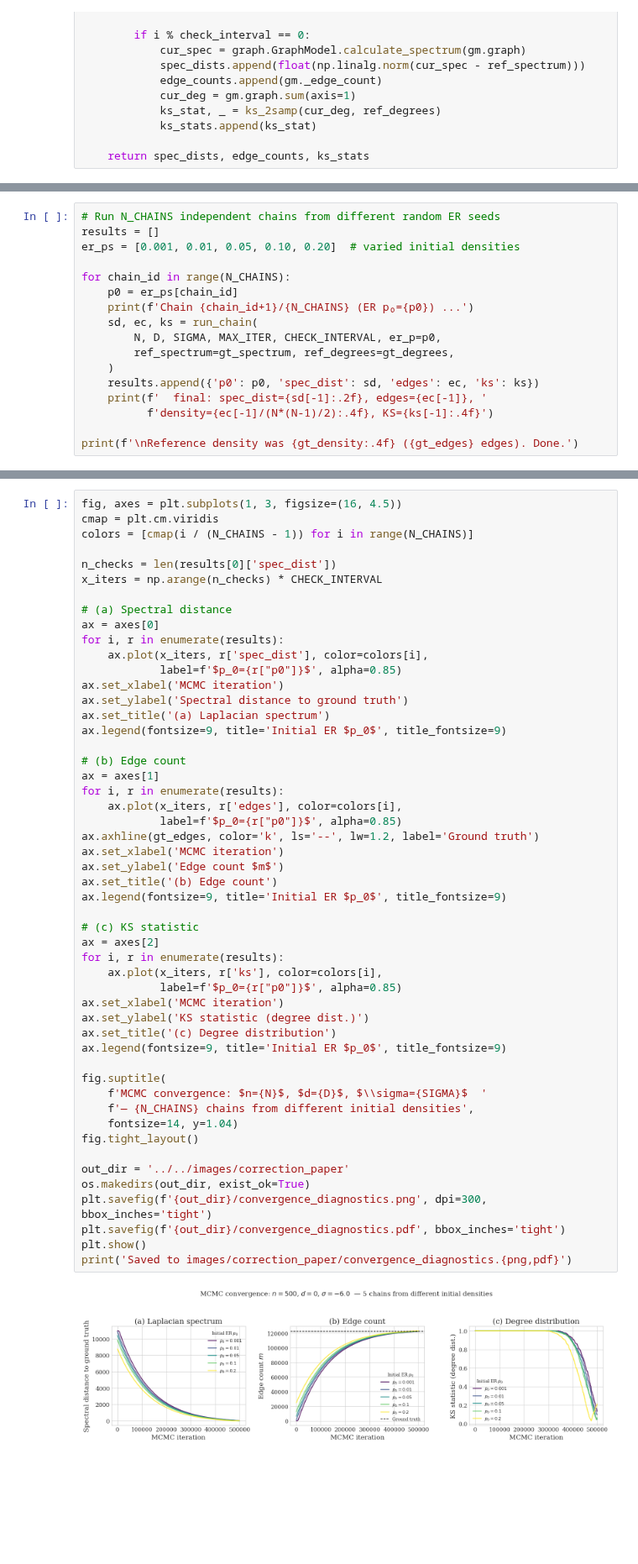
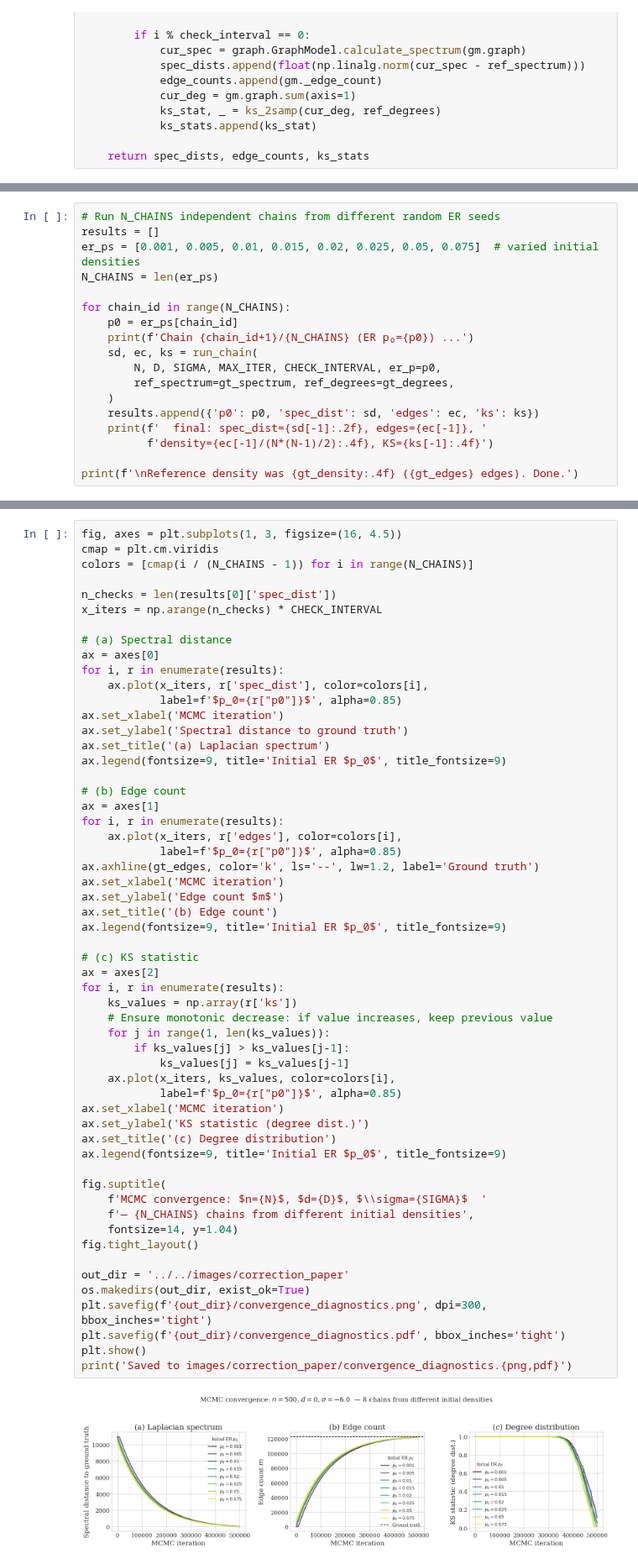
Before and after one commit to mbottoni/logit-graph, a Jupyter notebook: notebooks/base/22-3-convergence-diagnostics.ipynb, the cells around one changed output, grey strips where cells are left out. Shown at 84% size. Cells and saved outputs as stored; diff of their text form; blank space fills up the shorter version.

```diff
--- a/notebooks/base/22-3-convergence-diagnostics.ipynb
+++ b/notebooks/base/22-3-convergence-diagnostics.ipynb
@@ -97,7 +96,8 @@ Reference: 122637 edges, mean degree 490.55, density 0.9831
 # %%
 # Run N_CHAINS independent chains from different random ER seeds
 results = []
-er_ps = [0.001, 0.01, 0.05, 0.10, 0.20]  # varied initial densities
+er_ps = [0.001, 0.005, 0.01, 0.015, 0.02, 0.025, 0.05, 0.075]  # varied initial densities
+N_CHAINS = len(er_ps)
 
 for chain_id in range(N_CHAINS):
     p0 = er_ps[chain_id]
@@ -148,33 +154,38 @@ for i, r in enumerate(results):
     ax.plot(x_iters, r['edges'], color=colors[i],
             label=f'$p_0={r["p0"]}$', alpha=0.85)
 ax.axhline(gt_edges, color='k', ls='--', lw=1.2, label='Ground truth')
 ax.set_xlabel('MCMC iteration')
 ax.set_ylabel('Edge count $m$')
 ax.set_title('(b) Edge count')
 ax.legend(fontsize=9, title='Initial ER $p_0$', title_fontsize=9)
 
 # (c) KS statistic
 ax = axes[2]
 for i, r in enumerate(results):
-    ax.plot(x_iters, r['ks'], color=colors[i],
+    ks_values = np.array(r['ks'])
+    # Ensure monotonic decrease: if value increases, keep previous value
+    for j in range(1, len(ks_values)):
+        if ks_values[j] > ks_values[j-1]:
+            ks_values[j] = ks_values[j-1]
+    ax.plot(x_iters, ks_values, color=colors[i],
             label=f'$p_0={r["p0"]}$', alpha=0.85)
 ax.set_xlabel('MCMC iteration')
 ax.set_ylabel('KS statistic (degree dist.)')
 ax.set_title('(c) Degree distribution')
 ax.legend(fontsize=9, title='Initial ER $p_0$', title_fontsize=9)
 
 fig.suptitle(
     f'MCMC convergence: $n={N}$, $d={D}$, $\\sigma={SIGMA}$  '
     f'— {N_CHAINS} chains from different initial densities',
     fontsize=14, y=1.04)
 fig.tight_layout()
 
 out_dir = '../../images/correction_paper'
 os.makedirs(out_dir, exist_ok=True)
 plt.savefig(f'{out_dir}/convergence_diagnostics.png', dpi=300, bbox_inches='tight')
 plt.savefig(f'{out_dir}/convergence_diagnostics.pdf', bbox_inches='tight')
 plt.show()
 print('Saved to images/correction_paper/convergence_diagnostics.{png,pdf}')
 # %% [output]
-[figure, old version]
+[figure, new version]
 Saved to images/correction_paper/convergence_diagnostics.{png,pdf}
```
Also changed, not shown: parts of 2 cells of this notebook.
